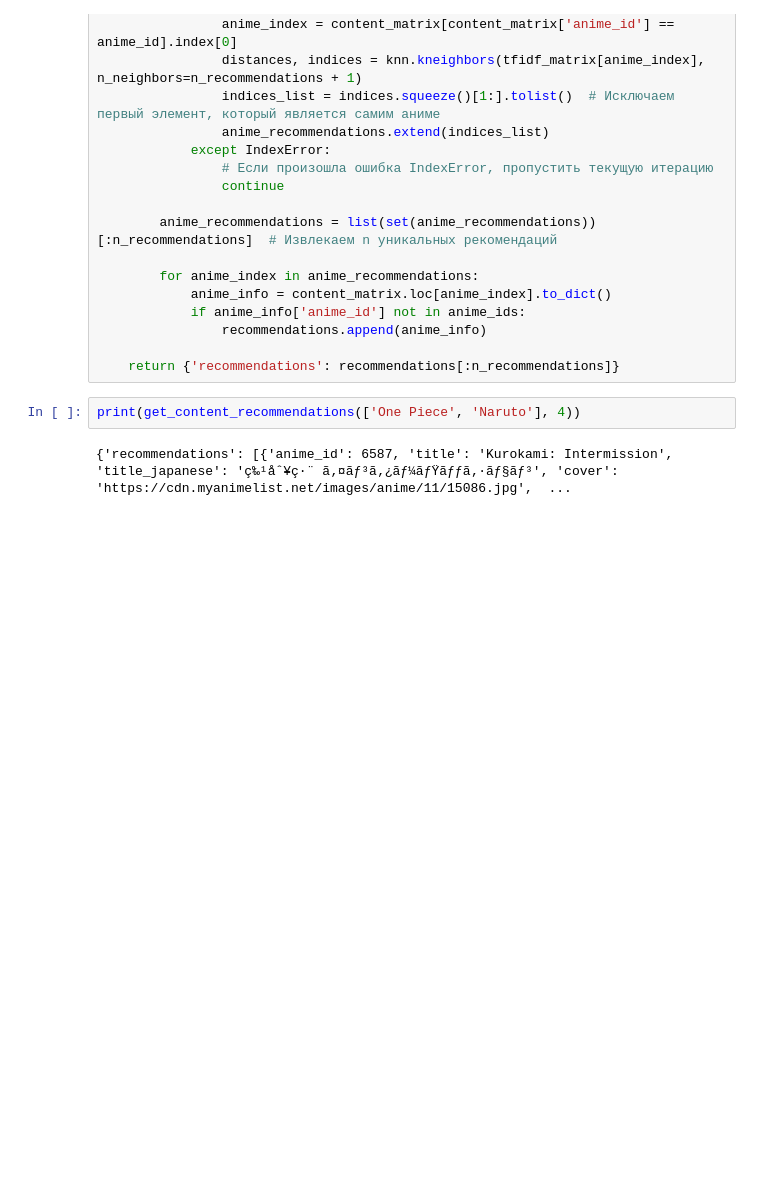
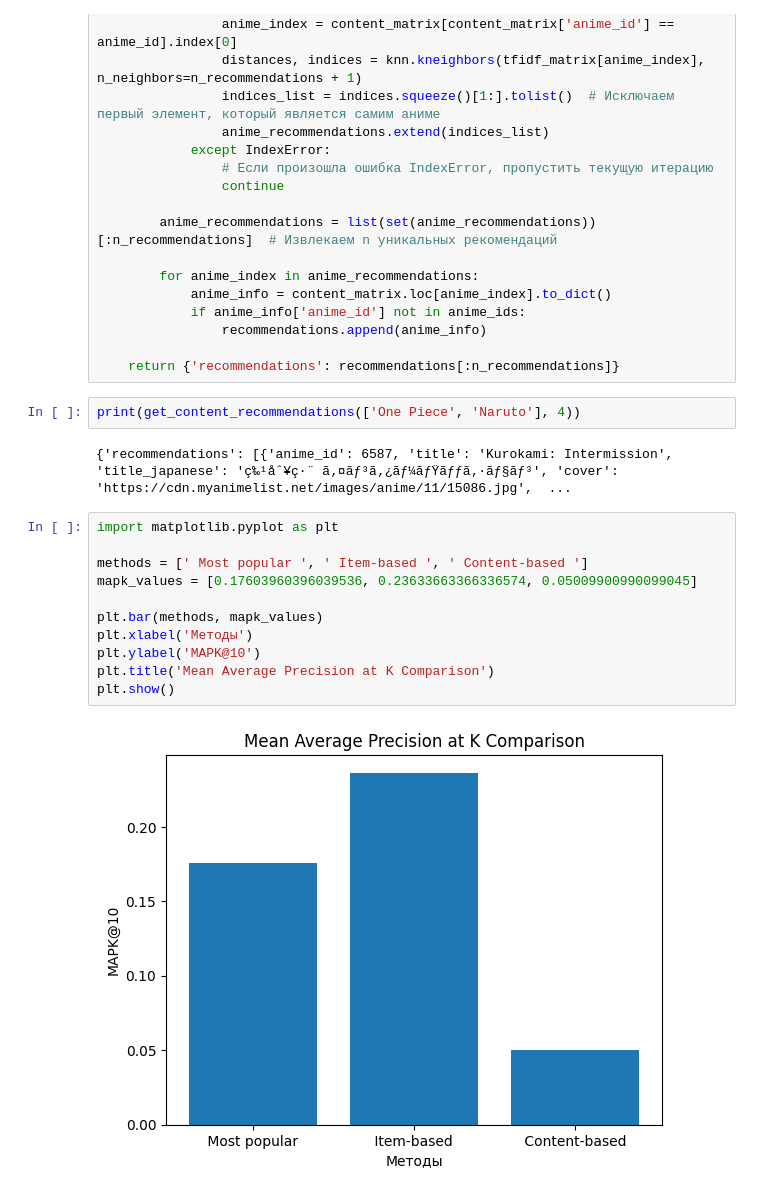
Before and after one commit to Tsuchikage/My-First-Data-Project-2, a Jupyter notebook: RecommendationSystem.ipynb, the cells around one changed output. Drawn from its saved outputs; the diff is of its cells as text; blank space fills up the shorter version.

```diff
--- a/RecommendationSystem.ipynb
+++ b/RecommendationSystem.ipynb
@@ -225,3 +225,16 @@ def get_content_recommendations(search_words, n_recommendations=10):
 print(get_content_recommendations(['One Piece', 'Naruto'], 4))
 # %% [output]
 {'recommendations': [{'anime_id': 6587, 'title': 'Kurokami: Intermission', 'title_japanese': 'ç‰¹åˆ¥ç·¨ ã‚¤ãƒ³ã‚¿ãƒ¼ãƒŸãƒƒã‚·ãƒ§ãƒ³', 'cover': 'https://cdn.myanimelist.net/images/anime/11/15086.jpg',  ...
+# %%
+import matplotlib.pyplot as plt
+
+methods = [' Most popular ', ' Item-based ', ' Content-based ']
+mapk_values = [0.17603960396039536, 0.23633663366336574, 0.05009900990099045]
+
+plt.bar(methods, mapk_values)
+plt.xlabel('Методы')
+plt.ylabel('MAPK@10')
+plt.title('Mean Average Precision at K Comparison')
+plt.show()
+# %% [output]
+[figure, added]
```
Also changed, not shown: 1 other file.
